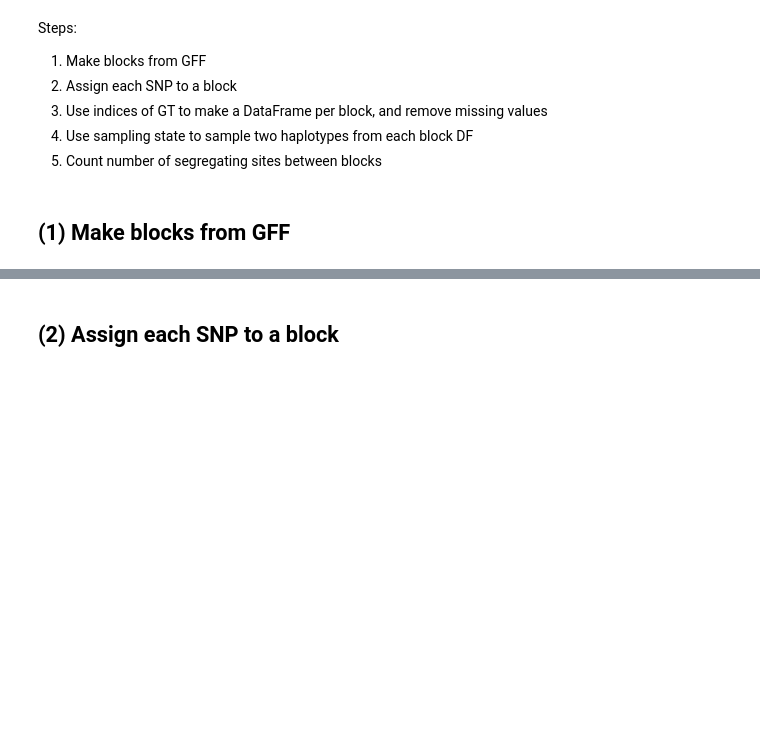
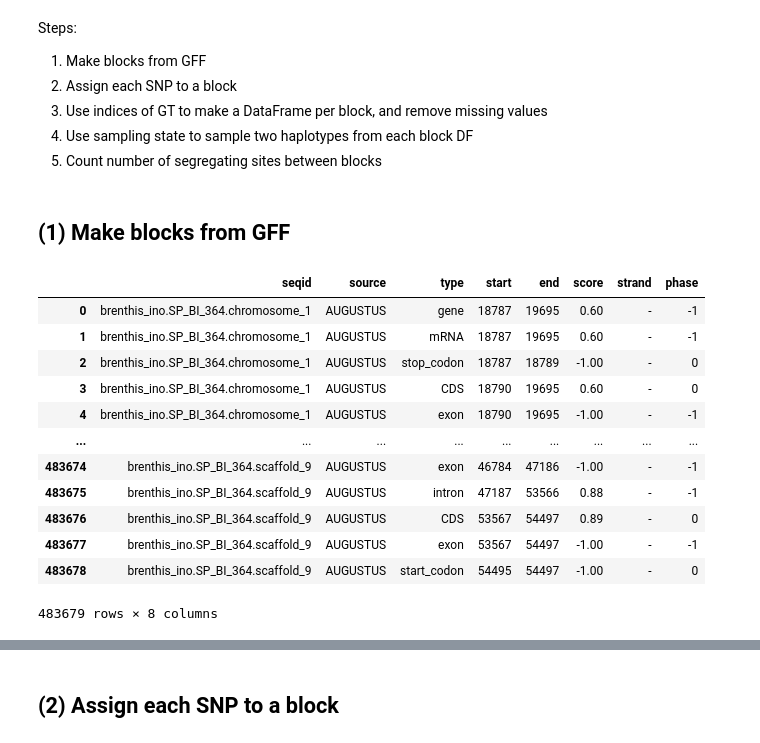
Before and after one commit to simonharnqvist/DISMaL, a Jupyter notebook: preprocessing/preprocessing.ipynb, the cells around one changed output, grey strips where cells are left out. Cells and saved outputs as stored; diff of their text form; code cells hidden in the pictures; blank space fills up the shorter version.

```diff
--- a/preprocessing/preprocessing.ipynb
+++ b/preprocessing/preprocessing.ipynb
@@ -15,2 +17,19 @@ import itertools
 # %% [markdown]
 ## (1) Make blocks from GFF
+# %%
+gff3 = allel.gff3_to_dataframe("/Users/s2341012/Dropbox/DISMaL_chapter/brenthis_test/brenthis_data/brenthis_ino.SP_BI_364.v2_0.sequences.braker.gt.gff3")
+gff3
+# %% [output]
+|  | seqid | source | type | start | end | score | strand | phase |
+| 0 | brenthis_ino.SP_BI_364.chromosome_1 | AUGUSTUS | gene | 18787 | 19695 | 0.60 | - | -1 |
+| 1 | brenthis_ino.SP_BI_364.chromosome_1 | AUGUSTUS | mRNA | 18787 | 19695 | 0.60 | - | -1 |
+| 2 | brenthis_ino.SP_BI_364.chromosome_1 | AUGUSTUS | stop_codon | 18787 | 18789 | -1.00 | - | 0 |
+| 3 | brenthis_ino.SP_BI_364.chromosome_1 | AUGUSTUS | CDS | 18790 | 19695 | 0.60 | - | 0 |
+| 4 | brenthis_ino.SP_BI_364.chromosome_1 | AUGUSTUS | exon | 18790 | 19695 | -1.00 | - | -1 |
+| ... | ... | ... | ... | ... | ... | ... | ... | ... |
+| 483674 | brenthis_ino.SP_BI_364.scaffold_9 | AUGUSTUS | exon | 46784 | 47186 | -1.00 | - | -1 |
+| 483675 | brenthis_ino.SP_BI_364.scaffold_9 | AUGUSTUS | intron | 47187 | 53566 | 0.88 | - | -1 |
+| 483676 | brenthis_ino.SP_BI_364.scaffold_9 | AUGUSTUS | CDS | 53567 | 54497 | 0.89 | - | 0 |
+| 483677 | brenthis_ino.SP_BI_364.scaffold_9 | AUGUSTUS | exon | 53567 | 54497 | -1.00 | - | -1 |
+| 483678 | brenthis_ino.SP_BI_364.scaffold_9 | AUGUSTUS | start_codon | 54495 | 54497 | -1.00 | - | 0 |
+483679 rows × 8 columns
```
Also changed, not shown: parts of 31 cells of this notebook, 2 other files.
